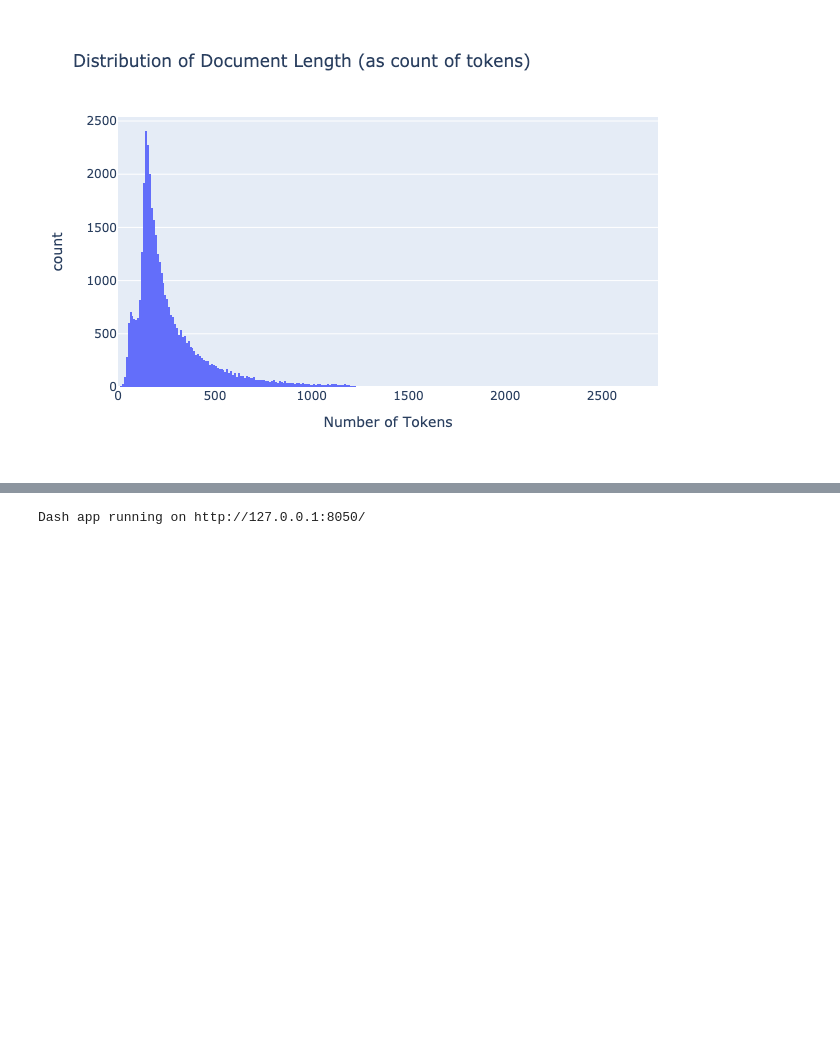
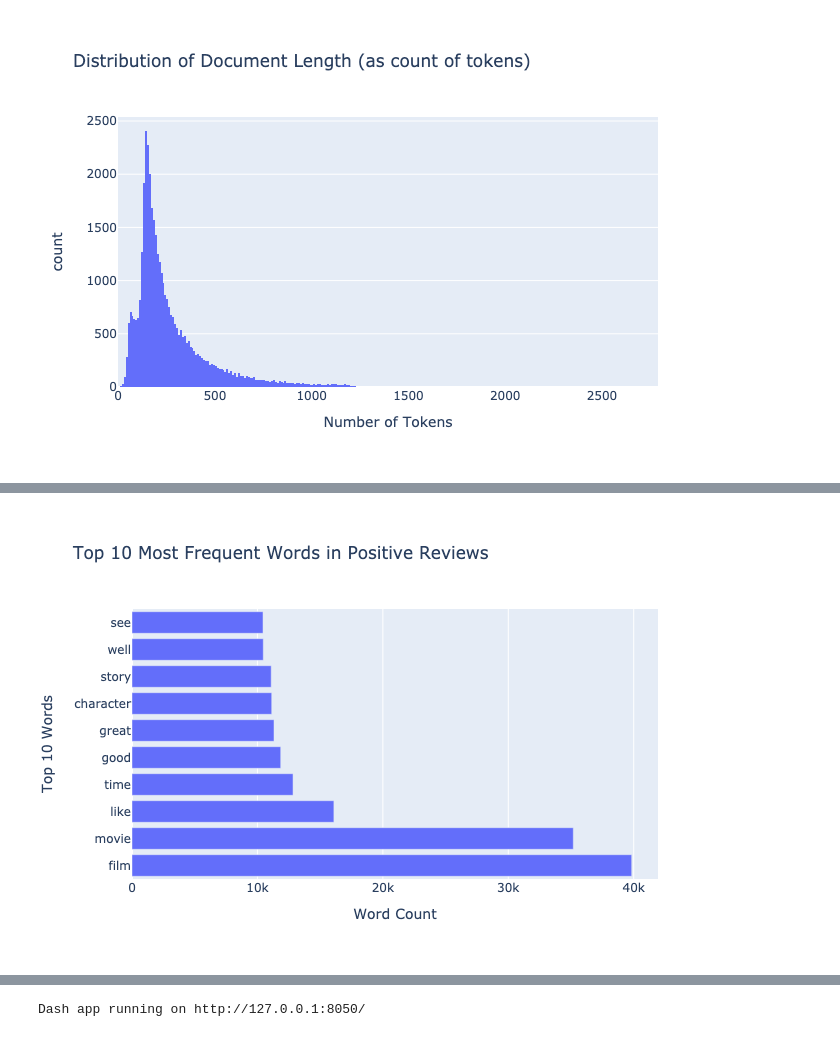
Before and after one commit to aromatic-toast/IMDB_Sentiment_Analysis, a Jupyter notebook: eda.ipynb, the cells around one changed output, grey strips where cells are left out. Saved outputs shown, nothing was run; the diff lists cells and outputs as text; code cells hidden in the pictures; blank space fills up the shorter version.

```diff
--- a/eda.ipynb
+++ b/eda.ipynb
@@ -146,0 +229,22 @@ plot3.show('png')
+# %%
+# filter for pos/neg reviews
+train_clean_pos = train_clean.query('label == 1').tokenized_docs.to_list()
+train_clean_neg = train_clean.query('label == 0').tokenized_docs.to_list()
+
+# combine the documents into a single bag of words
+positive_bow = np.concatenate(train_clean_pos)
+negative_bow = np.concatenate(train_clean_neg)
+# %%
+# get counts of most common positive words
+most_common_pos = pd.Series(FreqDist(positive_bow).most_common(10))
+
+# create dict out of the most common words
+most_common_dict_pos = {}
+for i in most_common_pos:
+    most_common_dict_pos[i[0]] = i[1]
+
+# convert dict to df
+most_common_df_pos = pd.DataFrame(most_common_dict_pos,
+                              index=[0]).transpose().reset_index()
+most_common_df_pos.columns = ['most_common_words', 'count']
+most_common_df_pos.head()
@@ -146,0 +279,10 @@ plot3.show('png')
+# %%
+plot6 = px.bar(most_common_df_pos,
+               x='count',
+               y='most_common_words',
+               labels={'most_common_words':'Top 10 Words',
+                       'count':'Word Count'},
+               title='Top 10 Most Frequent Words in Positive Reviews')
+plot6.show('png')
+# %% [output]
+[figure, added]
```
Also changed, not shown: parts of 29 cells of this notebook.
